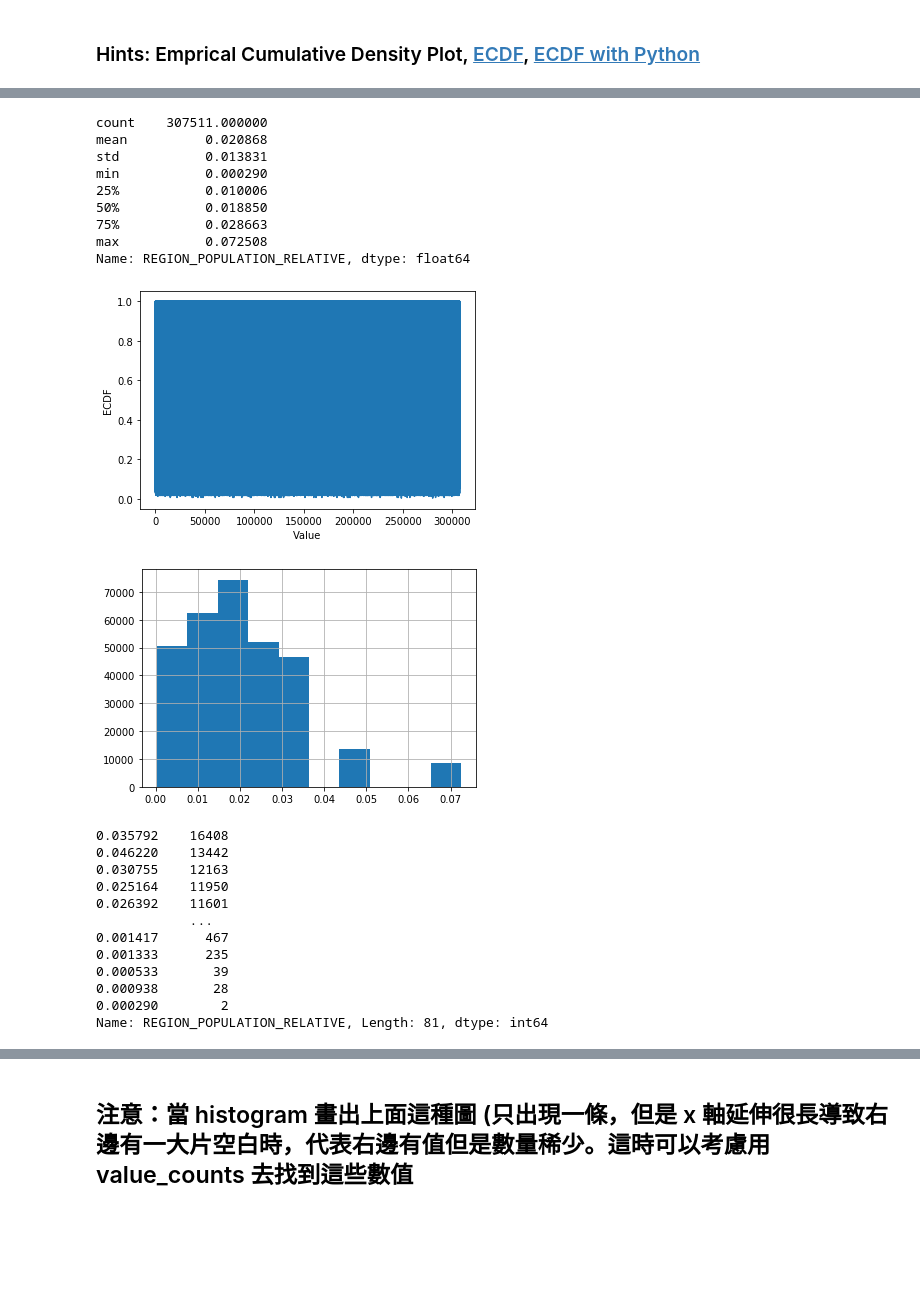
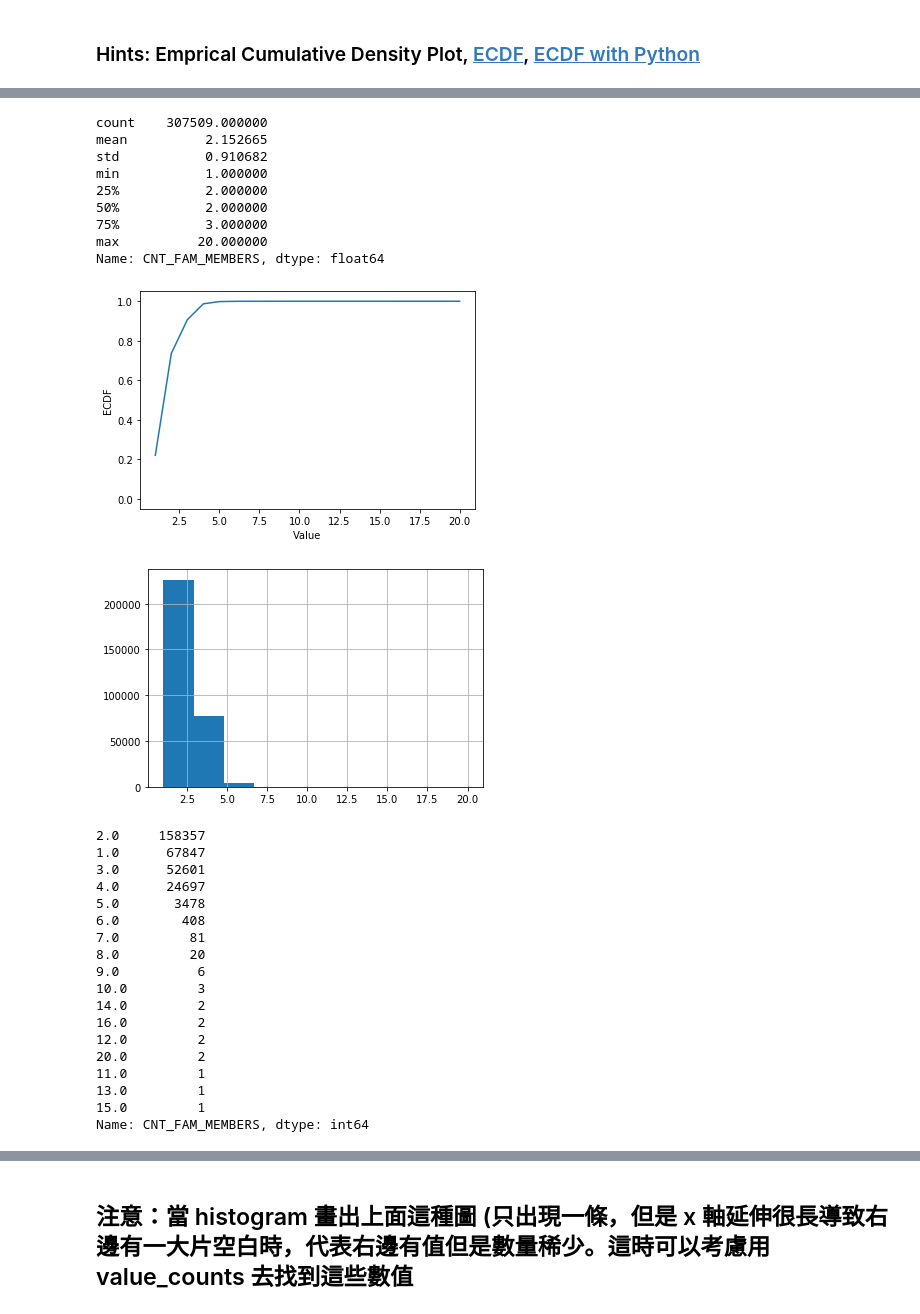
Before and after one commit to Benson80404051/1st-DL-CVMarathon, a Jupyter notebook: Day_009_HW.ipynb, the cells around one changed output, grey strips where cells are left out. Cells and saved outputs as stored; diff of their text form; code cells hidden in the pictures; blank space fills up the shorter version.

```diff
--- a/Day_009_HW.ipynb
+++ b/Day_009_HW.ipynb
@@ -241,52 +235,55 @@ Name: AMT_INCOME_TOTAL, dtype: float64
 ![ecdf_normal](https://au.mathworks.com/help/examples/stats/win64/PlotEmpiricalCdfAndCompareWithSamplingDistributionExample_01.png)
 # %%
 # 最大值落在分布之外
-print(app_train['REGION_POPULATION_RELATIVE'].describe())
+print(app_train['CNT_FAM_MEMBERS'].describe())
 
 # 繪製 Empirical Cumulative Density Plot (ECDF)
 """
 Your Code Here
 """
-cdf = app_train['REGION_POPULATION_RELATIVE']
+cdf = app_train['CNT_FAM_MEMBERS'].value_counts().sort_index().cumsum()
 
 
 plt.plot(list(cdf.index), cdf/cdf.max())
 plt.xlabel('Value')
 plt.ylabel('ECDF')
 plt.ylim([-0.05,1.05]) # 限制顯示圖片的範圍
 plt.show()
 
-app_train['REGION_POPULATION_RELATIVE'].hist()
+app_train['CNT_FAM_MEMBERS'].hist()
 plt.show()
 
-app_train['REGION_POPULATION_RELATIVE'].value_counts()
-
-# 就以這個欄位來說，雖然有資料掉在分布以外，也不算異常，僅代表這間公司在稍微熱鬧的地區有的據點較少，
-# 導致 region population relative 在少的部分較為密集，但在大的部分較為疏漏
+app_train['CNT_FAM_MEMBERS'].value_counts()
 # %% [output]
-count    307511.000000
-mean          0.020868
-std           0.013831
-min           0.000290
-25%           0.010006
-50%           0.018850
-75%           0.028663
-max           0.072508
-Name: REGION_POPULATION_RELATIVE, dtype: float64
+count    307509.000000
+mean          2.152665
+std           0.910682
+min           1.000000
+25%           2.000000
+50%           2.000000
+75%           3.000000
+max          20.000000
+Name: CNT_FAM_MEMBERS, dtype: float64
-[figure, old version]
+[figure, new version]
-[figure, old version]
+[figure, new version]
-0.035792    16408
-0.046220    13442
-0.030755    12163
-0.025164    11950
-0.026392    11601
-            ...
-0.001417      467
-0.001333      235
-0.000533       39
-0.000938       28
-0.000290        2
-Name: REGION_POPULATION_RELATIVE, Length: 81, dtype: int64
+2.0     158357
+1.0      67847
+3.0      52601
+4.0      24697
+5.0       3478
+6.0        408
+7.0         81
+8.0         20
+9.0          6
+10.0         3
+14.0         2
+16.0         2
+12.0         2
+20.0         2
+11.0         1
+13.0         1
+15.0         1
+Name: CNT_FAM_MEMBERS, dtype: int64
 # %%
 # 最大值落在分布之外
 print(app_train['OBS_60_CNT_SOCIAL_CIRCLE'].describe())
```
Also changed, not shown: parts of 13 cells of this notebook.
